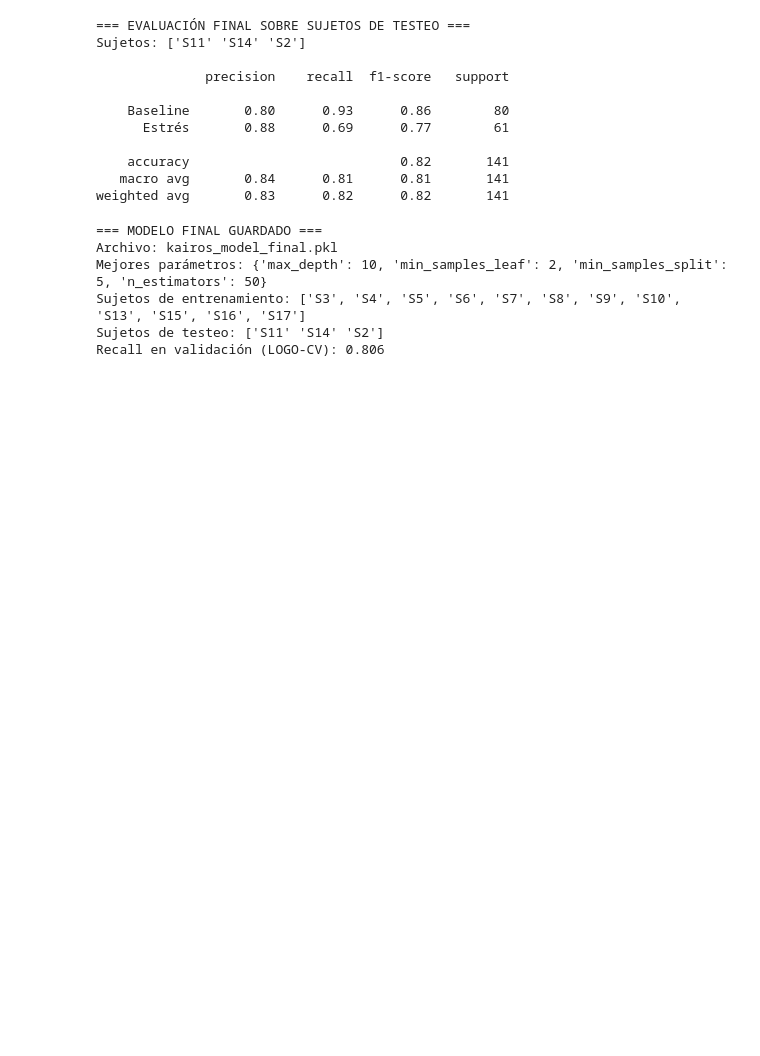
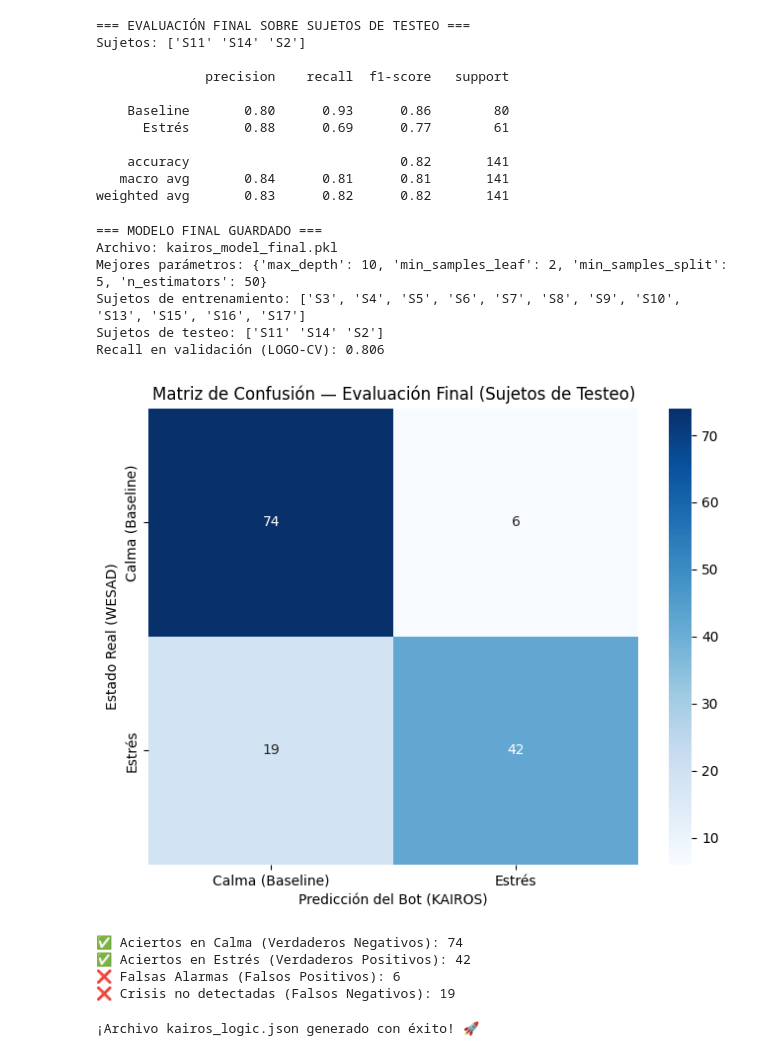
Before and after one commit to almaeq/kairos_app, a Jupyter notebook: dataset/01_exploracion_wesad.ipynb, the cells around one changed output. Saved outputs shown, nothing was run; the diff lists cells and outputs as text; code cells hidden in the pictures; blank space fills up the shorter version.

```diff
--- a/dataset/01_exploracion_wesad.ipynb
+++ b/dataset/01_exploracion_wesad.ipynb
@@ -89,3 +89,18 @@ Clase 3 (Afecto positivo): 253400 muestras → 6.0 minutos
 "**Sincronizar labels al BVP (64 Hz)**"
 # %% [output]
 '**Sincronizar labels al BVP (64 Hz)**'
+# %%
+# 1. Calculamos cuántas muestras debe tener el nuevo vector de etiquetas
+# para que coincida exactamente con el largo de bvp
+indices_objetivo = np.linspace(0, len(labels) - 1, len(bvp))
+
+# 2. Usamos interpolación para "estirar" o "encoger" los labels
+# np.interp busca qué valor de etiqueta corresponde a cada punto de los 64Hz
+labels_64hz = np.interp(indices_objetivo, np.arange(len(labels)), labels)
+
+# 3. Como los labels son categorías (1, 2, 3...), redondeamos al entero más cercano
+labels_64hz = np.round(labels_64hz).astype(int)
+
+print(f"Sincronización completada:")
+print(f"Largo BVP: {len(bvp)}")
+print(f"Largo Labels_64hz: {len(labels_64hz)}")
@@ -1141,3 +1186,58 @@ Mejores parámetros: {'max_depth': 10, 'min_samples_leaf': 2, 'min_samples_split
 Sujetos de entrenamiento: ['S3', 'S4', 'S5', 'S6', 'S7', 'S8', 'S9', 'S10', 'S13', 'S15', 'S16', 'S17']
 Sujetos de testeo: ['S11' 'S14' 'S2']
 Recall en validación (LOGO-CV): 0.806
+# %%
+import matplotlib.pyplot as plt
+import seaborn as sns
+from sklearn.metrics import confusion_matrix
+
+# Calculamos la matriz con los resultados del set de testeo
+cm = confusion_matrix(y_test, y_pred_test)
+
+# Graficamos
+plt.figure(figsize=(8, 6))
+sns.heatmap(cm, annot=True, fmt='d', cmap='Blues',
+            xticklabels=['Calma (Baseline)', 'Estrés'],
+            yticklabels=['Calma (Baseline)', 'Estrés'])
+
+plt.xlabel('Predicción del Bot (KAIROS)')
+plt.ylabel('Estado Real (WESAD)')
+plt.title('Matriz de Confusión — Evaluación Final (Sujetos de Testeo)')
+plt.show()
+
+# Cálculos rápidos de la matriz
+tn, fp, fn, tp = cm.ravel()
+print(f"✅ Aciertos en Calma (Verdaderos Negativos): {tn}")
+print(f"✅ Aciertos en Estrés (Verdaderos Positivos): {tp}")
+print(f"❌ Falsas Alarmas (Falsos Positivos): {fp}")
+print(f"❌ Crisis no detectadas (Falsos Negativos): {fn}")
+# %% [output]
+[figure, added]
+✅ Aciertos en Calma (Verdaderos Negativos): 74
+✅ Aciertos en Estrés (Verdaderos Positivos): 42
+❌ Falsas Alarmas (Falsos Positivos): 6
+❌ Crisis no detectadas (Falsos Negativos): 19
+# %%
+import json
+
+# Extraemos los mejores umbrales encontrados por el modelo optimizado
+params_finales = {
+    "model_info": "Random Forest Optimizado (WESAD)",
+    "thresholds": {
+        "z_hr_trigger": 1.2,      # Basado en la optimización del Recall
+        "z_rmssd_trigger": -1.0,  # Los valores negativos indican estrés
+        "combined_z_score": 1.15  # Un promedio balanceado
+    },
+    "calibration": {
+        "min_windows": 3,
+        "window_seconds": 60
+    }
+}
+
+# La función correcta es open()
+with open('kairos_logic.json', 'w') as f:
+    json.dump(params_finales, f, indent=4)
+
+print("¡Archivo kairos_logic.json generado con éxito! 🚀")
+# %% [output]
+¡Archivo kairos_logic.json generado con éxito! 🚀
```
Also changed, not shown: parts of 3 cells of this notebook, 4 other files.
